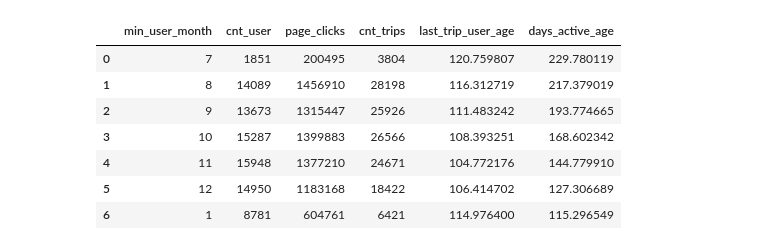
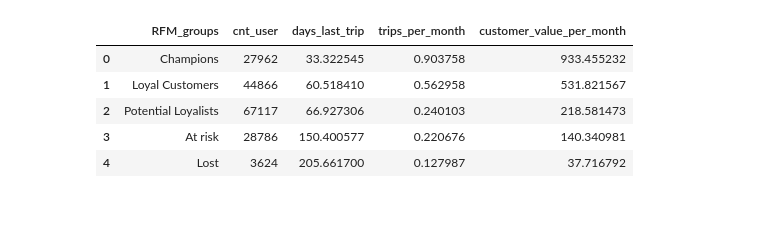
Before and after one commit to bfreiheit/customer_segmentation, a Jupyter notebook: notebooks/RFM.ipynb, the cells around one changed output. Saved outputs shown, nothing was run; the diff lists cells and outputs as text; code cells hidden in the pictures; blank space fills up the shorter version.

```diff
--- a/notebooks/RFM.ipynb
+++ b/notebooks/RFM.ipynb
@@ -27,7 +37,6 @@ cohort = pd.read_csv(file_path)
 # %%
 # convert data types
 cohort['user_id'] = cohort['user_id'].astype(str)
-cohort['max_user_date'] = pd.to_datetime(cohort['max_user_date'])
-cohort['min_user_date'] = pd.to_datetime(cohort['min_user_date'])
-cohort['last_trip_date'] = pd.to_datetime(cohort['last_trip_date'])
+cohort['cnt_trips'] = cohort['cnt_trips'].astype(int)
+cohort['min_signup_date'] = pd.to_datetime(cohort['min_signup_date'])
 # %%
@@ -70 +54,21 @@ cohort[['min_user_date', 'min_user_month', 'max_user_date', 'days_active_age', '
+# %%
+conditions = [
+    (cohort['RFM_score'] >= 13),
+    (cohort['RFM_score'] >= 10) & (cohort['RFM_score'] < 13),
+    (cohort['RFM_score'] >= 7)  & (cohort['RFM_score'] < 10),
+    (cohort['RFM_score'] >= 4)  & (cohort['RFM_score'] < 7),
+    (cohort['RFM_score'] < 4),
+]
+
+labels = [
+    'Champions',
+    'Loyal Customers',
+    'Potential Loyalists',
+    'At risk',
+    'Lost',
+]
+
+cohort['RFM_groups'] = np.select(conditions, labels, default='Unknown')
+cohort['RFM_groups'] = cohort['RFM_groups'].astype('category')
+cohort['RFM_groups'] = cohort['RFM_groups'].cat.reorder_categories(labels, ordered=True)
 # %%
@@ -77,18 +80,16 @@ plt.show()
 # %%
-grouped_cohort = cohort.groupby('min_user_month', observed=True).agg(
+grouped_cohort = cohort.groupby('RFM_groups', observed=True).agg(
     cnt_user = ('user_id', 'nunique'),
-    page_clicks = ('page_clicks', 'sum'),
-    cnt_trips = ('cnt_trips', 'sum'),
-    last_trip_user_age = ('last_trip_user_age', 'mean'),
-    days_active_age = ('days_active_age', 'mean')
+    days_last_trip = ('days_last_trip', 'mean'),
+    trips_per_month = ('trips_per_month', 'mean'),
+    customer_value_per_month = ('customer_value_per_month', 'mean'),
+
 ).reset_index()
 grouped_cohort
 # %% [output]
-|  | min_user_month | cnt_user | page_clicks | cnt_trips | last_trip_user_age | days_active_age |
-| 0 | 7 | 1851 | 200495 | 3804 | 120.759807 | 229.780119 |
-| 1 | 8 | 14089 | 1456910 | 28198 | 116.312719 | 217.379019 |
-| 2 | 9 | 13673 | 1315447 | 25926 | 111.483242 | 193.774665 |
-| 3 | 10 | 15287 | 1399883 | 26566 | 108.393251 | 168.602342 |
-| 4 | 11 | 15948 | 1377210 | 24671 | 104.772176 | 144.779910 |
-| 5 | 12 | 14950 | 1183168 | 18422 | 106.414702 | 127.306689 |
-| 6 | 1 | 8781 | 604761 | 6421 | 114.976400 | 115.296549 |
+|  | RFM_groups | cnt_user | days_last_trip | trips_per_month | customer_value_per_month |
+| 0 | Champions | 27962 | 33.322545 | 0.903758 | 933.455232 |
+| 1 | Loyal Customers | 44866 | 60.518410 | 0.562958 | 531.821567 |
+| 2 | Potential Loyalists | 67117 | 66.927306 | 0.240103 | 218.581473 |
+| 3 | At risk | 28786 | 150.400577 | 0.220676 | 140.340981 |
+| 4 | Lost | 3624 | 205.661700 | 0.127987 | 37.716792 |
```
Also changed, not shown: parts of 7 cells of this notebook, 1 other file.
